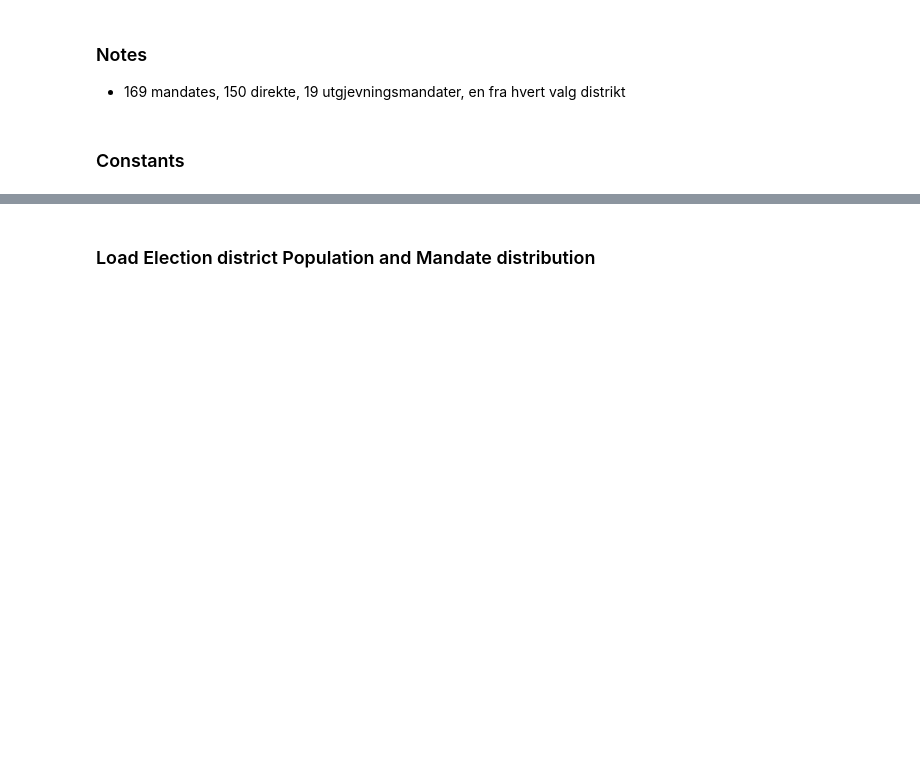
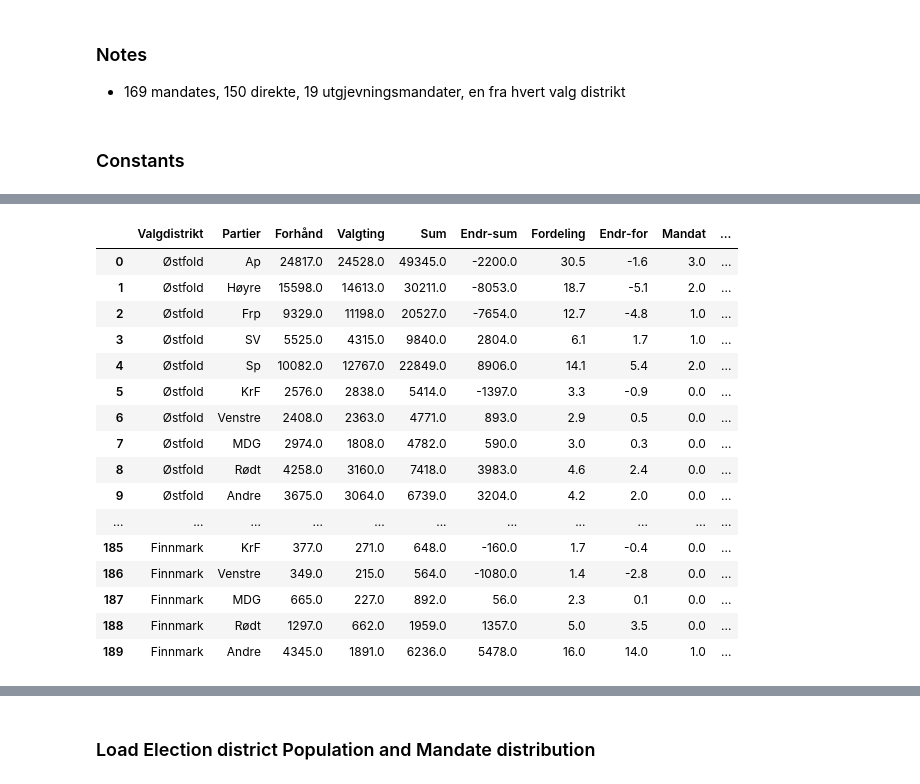
Before and after one commit to mathiasrm1/Stortingvalg-2025, a Jupyter notebook: Stortingvalg-prediction-2025.ipynb, the cells around one changed output, grey strips where cells are left out. Cells and saved outputs as stored; diff of their text form; code cells hidden in the pictures; blank space fills up the shorter version.

Commit message:
added data scraping function for 2021 election data

```diff
--- a/Stortingvalg-prediction-2025.ipynb
+++ b/Stortingvalg-prediction-2025.ipynb
@@ -93,0 +118,40 @@ df_poll=extract_local_polling_data(urls)
+# %%
+def extract_2021_election(url_list):
+    valgdistrikt=np.array(["Østfold", "Akershus", "Oslo", "Hedemark", "Oppland", "Buskerud", "Vestfold","Telemark", "Aust-Agder", "Vest-Agder", "Rogaland","Hordaland","Sogn og Fjordane","Møre og Romsdal","Sør-Trøndelag","Nord-Trøndelag","Nordland","Troms", "Finnmark"])
+    partier= np.array(['Ap', 'Høyre', 'Frp', 'SV', 'Sp', 'KrF', 'Venstre', 'MDG', 'Rødt', 'Andre'])
+    df_new = pd.DataFrame({"Valgdistrikt": np.repeat(valgdistrikt, 10, axis=0), "Partier": np.tile(partier,19)})
+    df_list = []
+
+    for url in url_list:
+        page = urlopen(url)
+        html_bytes = page.read()
+        html = html_bytes.decode("utf-8")
+        soup = BeautifulSoup(html, 'html.parser')
+        table = soup.find('table') #find all tables
+        rows = table.find_all('tr') # find each row
+        rows2 = table.find_all('td')
+        liste = []
+        for row in rows2:
+            tall = row.text
+            tall = tall.replace(" ","") # remove blank space 1000 separator
+            tall = tall.replace(",",".")
+            liste.append(float(tall))
+        df = pd.DataFrame()
+        for i in range(0,len(liste),8):
+            new_row = {'Forhånd': liste[i],
+                    'Valgting': liste[i+1],
+                    'Sum': liste[i+2],
+                    'Endr-sum': liste[i+3],
+                    'Fordeling': liste[i+4],
+                    'Endr-for': liste[i+5],
+                    'Mandat': liste[i+6],
+                    'Endr-Mandat': liste[i+7]}
+            df = df._append(new_row,ignore_index = True)
+        df_list.append(df)
+
+    df_conc_ver = pd.concat(df_list, ignore_index=True, axis=0)
+    df_concat_final = pd.concat([df_new, df_conc_ver], axis=1)
+
+    return df_concat_final
+# %%
+df_election = extract_2021_election(urls_valg)
@@ -94,3 +178,23 @@ df_poll=extract_local_polling_data(urls)
+# %%
+df_election
+# %% [output]
+|  | Valgdistrikt | Partier | Forhånd | Valgting | Sum | Endr-sum | Fordeling | Endr-for | Mandat | ... |
+| 0 | Østfold | Ap | 24817.0 | 24528.0 | 49345.0 | -2200.0 | 30.5 | -1.6 | 3.0 | ... |
+| 1 | Østfold | Høyre | 15598.0 | 14613.0 | 30211.0 | -8053.0 | 18.7 | -5.1 | 2.0 | ... |
+| 2 | Østfold | Frp | 9329.0 | 11198.0 | 20527.0 | -7654.0 | 12.7 | -4.8 | 1.0 | ... |
+| 3 | Østfold | SV | 5525.0 | 4315.0 | 9840.0 | 2804.0 | 6.1 | 1.7 | 1.0 | ... |
+| 4 | Østfold | Sp | 10082.0 | 12767.0 | 22849.0 | 8906.0 | 14.1 | 5.4 | 2.0 | ... |
+| 5 | Østfold | KrF | 2576.0 | 2838.0 | 5414.0 | -1397.0 | 3.3 | -0.9 | 0.0 | ... |
+| 6 | Østfold | Venstre | 2408.0 | 2363.0 | 4771.0 | 893.0 | 2.9 | 0.5 | 0.0 | ... |
+| 7 | Østfold | MDG | 2974.0 | 1808.0 | 4782.0 | 590.0 | 3.0 | 0.3 | 0.0 | ... |
+| 8 | Østfold | Rødt | 4258.0 | 3160.0 | 7418.0 | 3983.0 | 4.6 | 2.4 | 0.0 | ... |
+| 9 | Østfold | Andre | 3675.0 | 3064.0 | 6739.0 | 3204.0 | 4.2 | 2.0 | 0.0 | ... |
+| ... | ... | ... | ... | ... | ... | ... | ... | ... | ... | ... |
+| 185 | Finnmark | KrF | 377.0 | 271.0 | 648.0 | -160.0 | 1.7 | -0.4 | 0.0 | ... |
+| 186 | Finnmark | Venstre | 349.0 | 215.0 | 564.0 | -1080.0 | 1.4 | -2.8 | 0.0 | ... |
+| 187 | Finnmark | MDG | 665.0 | 227.0 | 892.0 | 56.0 | 2.3 | 0.1 | 0.0 | ... |
+| 188 | Finnmark | Rødt | 1297.0 | 662.0 | 1959.0 | 1357.0 | 5.0 | 3.5 | 0.0 | ... |
+| 189 | Finnmark | Andre | 4345.0 | 1891.0 | 6236.0 | 5478.0 | 16.0 | 14.0 | 1.0 | ... |
 # %%
 df_poll
 # %% [output]
```
Also changed, not shown: parts of 11 cells of this notebook.
